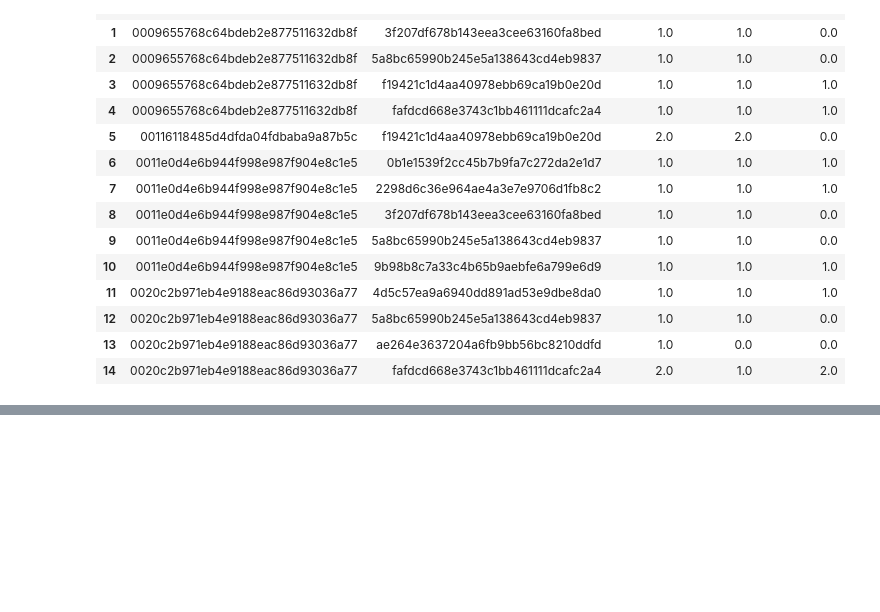
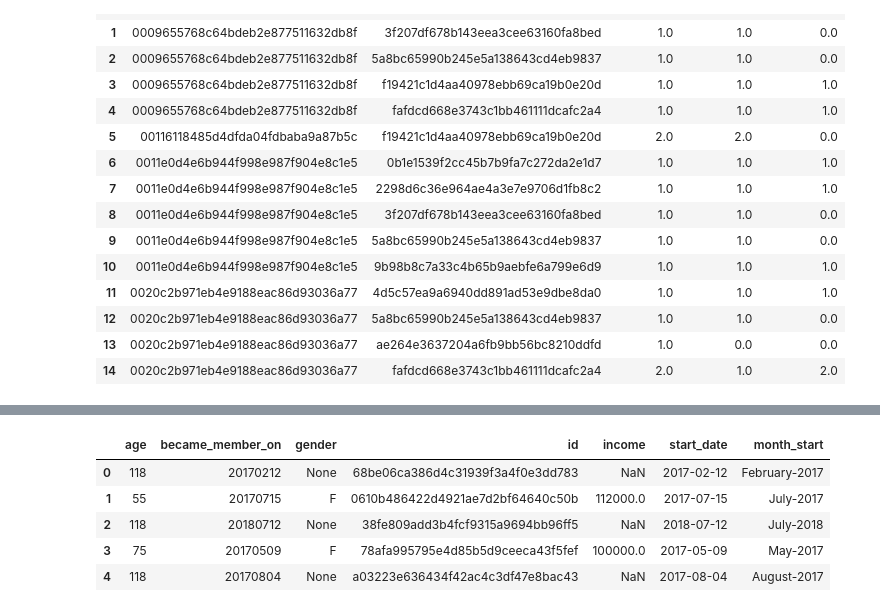
Before and after one commit to Moraut/DSND-Term-2, a Jupyter notebook: 04. Capstone Project/notebook/Starbucks_Capstone_notebook.ipynb, the cells around one changed output, grey strips where cells are left out. Cells and saved outputs as stored; diff of their text form; code cells hidden in the pictures; blank space fills up the shorter version.

```diff
--- a/04. Capstone Project/notebook/Starbucks_Capstone_notebook.ipynb
+++ b/04. Capstone Project/notebook/Starbucks_Capstone_notebook.ipynb
@@ -676,0 +748,10 @@ count_person_offer.head(15)
+# %%
+#pull in person demographics
+profile.head(5)
+# %% [output]
+|  | age | became_member_on | gender | id | income | start_date | month_start |
+| 0 | 118 | 20170212 | None | 68be06ca386d4c31939f3a4f0e3dd783 | NaN | 2017-02-12 | February-2017 |
+| 1 | 55 | 20170715 | F | 0610b486422d4921ae7d2bf64640c50b | 112000.0 | 2017-07-15 | July-2017 |
+| 2 | 118 | 20180712 | None | 38fe809add3b4fcf9315a9694bb96ff5 | NaN | 2018-07-12 | July-2018 |
+| 3 | 75 | 20170509 | F | 78afa995795e4d85b5d9ceeca43f5fef | 100000.0 | 2017-05-09 | May-2017 |
+| 4 | 118 | 20170804 | None | a03223e636434f42ac4c3df47e8bac43 | NaN | 2017-08-04 | August-2017 |
```
Also changed, not shown: parts of 17 cells of this notebook, 1 other file.
